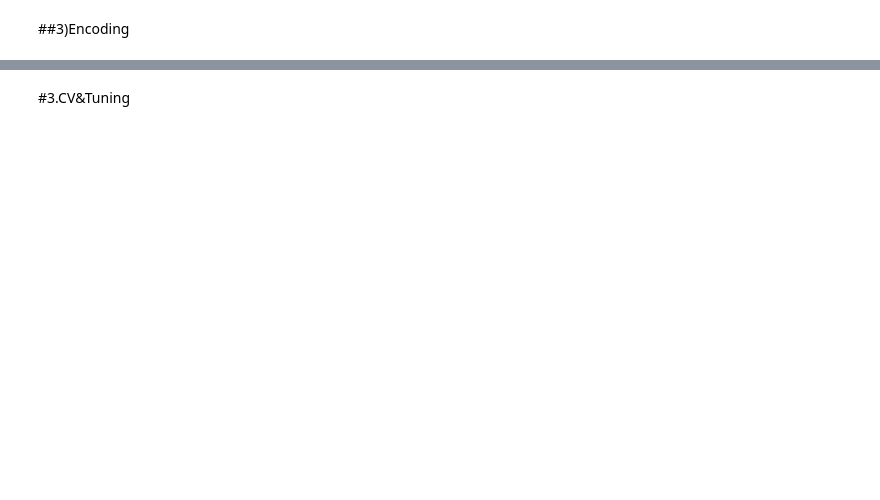
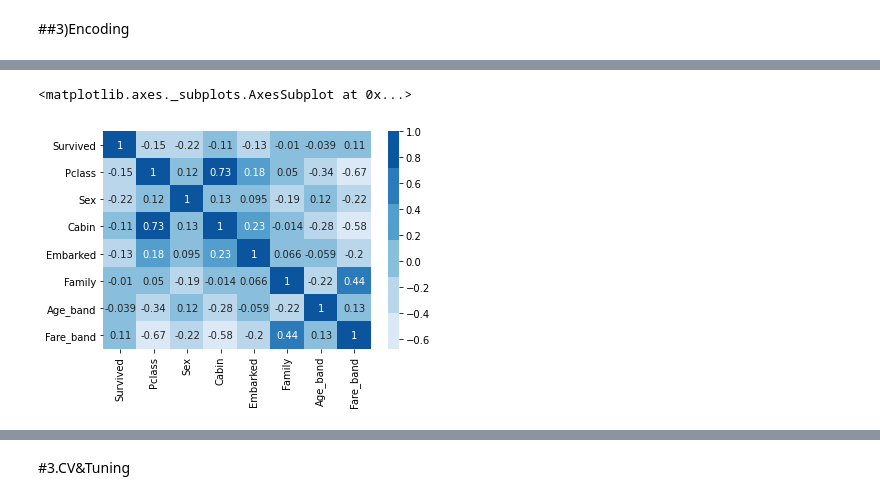
Before and after one commit to DongjunYou/21_1Q_Army, a Jupyter notebook: 1.Titanic/Titanic_Prototype.ipynb, the cells around one changed output, grey strips where cells are left out. Cells and saved outputs as stored; diff of their text form; code cells hidden in the pictures; blank space fills up the shorter version.

```diff
--- a/1.Titanic/Titanic_Prototype.ipynb
+++ b/1.Titanic/Titanic_Prototype.ipynb
@@ -101,0 +185,6 @@ for feature in features:
+# %%
+df.loc[(df.Age.isnull())&(df.Name=='Mr'),'Age']=40 #Another way to load series object #inside []are all true
+df.loc[(df.Age.isnull())&(df.Name=='Mrs'),'Age']=40
+df.loc[(df.Age.isnull())&(df.Name=='Miss'),'Age']=20
+df.loc[(df.Age.isnull())&(df.Name=='Master'),'Age']=5
+df.isna().sum()
@@ -101,0 +203,16 @@ for feature in features:
+# %%
+df['Age_band']=0 #for float data in classification
+df.loc[df.Age<=15, 'Age_band']=1
+df.loc[(df.Age>15)&(df.Age<=30), 'Age_band']=2
+df.loc[(df.Age>30)&(df.Age<=45), 'Age_band']=3
+df.loc[(df.Age>45)&(df.Age<=60), 'Age_band']=4
+df.loc[(df.Age>60)&(df.Age<=75), 'Age_band']=5
+df.loc[(df.Age>75)&(df.Age<=90), 'Age_band']=6
+# %%
+df['Fare_band']=0 #by describe method
+df.loc[df.Fare<=7, 'Fare_band']=1
+df.loc[(df.Fare>14)&(df.Fare<=28), 'Fare_band']=2
+df.loc[(df.Fare>28)&(df.Fare<=35), 'Fare_band']=3
+df.loc[(df.Fare>35), 'Fare_band']=4
+# %%
+df_pre=df_corr=df.drop(['Name','Age','Fare','PassengerId'], axis=1, inplace=False)
@@ -101,0 +232,6 @@ for feature in features:
+# %%
+cmap=sns.color_palette('Blues') #I don't know each color
+sns.heatmap(df_pre.corr(), annot=True, cmap=cmap) #annotatiion is a must
+# %% [output]
+<matplotlib.axes._subplots.AxesSubplot at 0x...>
+[figure, added]
```
Also changed, not shown: parts of 43 cells of this notebook.
